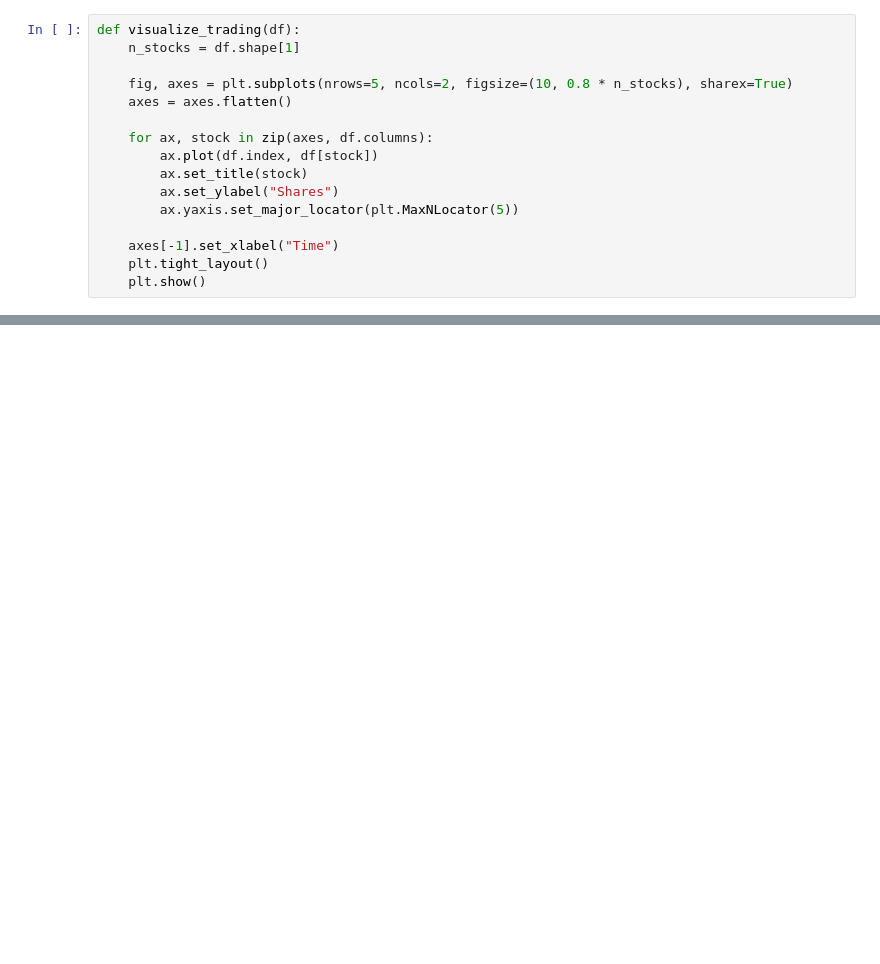
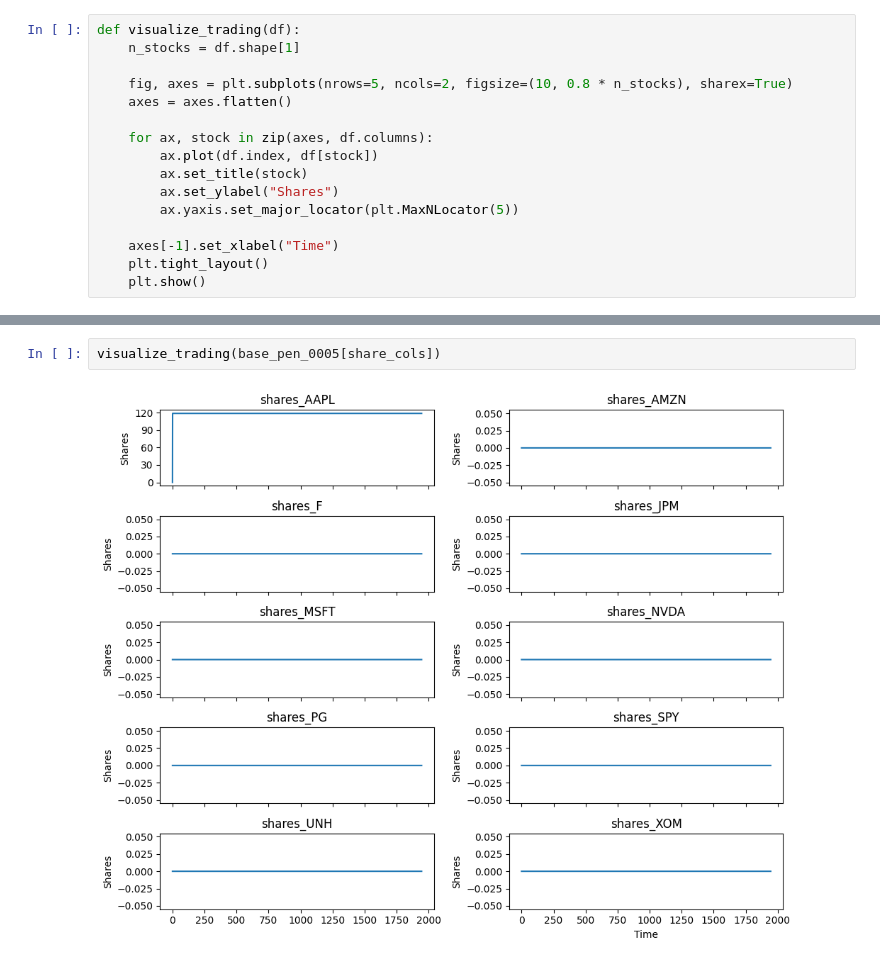
Before and after one commit to veeannzhang/reinforcement-learning-stock-trading-agent, a Jupyter notebook: notebooks/pipeline_08_evaluate_trading_agents.ipynb, the cells around one changed output, grey strips where cells are left out. Drawn from its saved outputs; the diff is of its cells as text; blank space fills up the shorter version.

```diff
--- a/notebooks/pipeline_08_evaluate_trading_agents.ipynb
+++ b/notebooks/pipeline_08_evaluate_trading_agents.ipynb
@@ -121,0 +132,4 @@ visualize_trading(mamba_r2[share_cols])
+# %%
+visualize_trading(base_pen_0005[share_cols])
+# %% [output]
+[figure, added]
```
Also changed, not shown: parts of 14 cells of this notebook, 4 other files.
